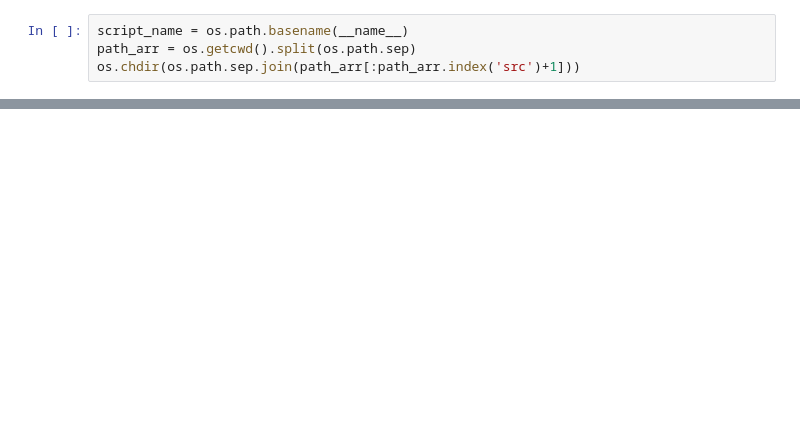
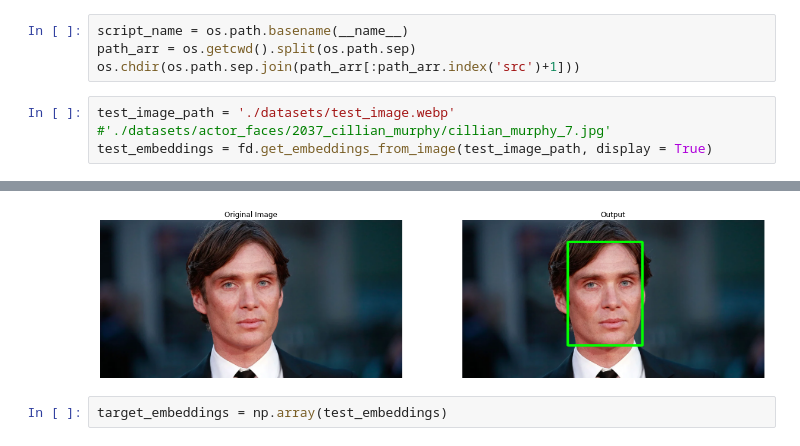
Before and after one commit to ssabalain/who_is_on_screen, a Jupyter notebook: src/jupyter_notebooks/7_training_model.ipynb, the cells around one changed output, grey strips where cells are left out. Saved outputs shown, nothing was run; the diff lists cells and outputs as text; blank space fills up the shorter version.

```diff
--- a/src/jupyter_notebooks/7_training_model.ipynb
+++ b/src/jupyter_notebooks/7_training_model.ipynb
@@ -16,3 +30,7 @@ import ops_face_detection as fd
 script_name = os.path.basename(__name__)
 path_arr = os.getcwd().split(os.path.sep)
 os.chdir(os.path.sep.join(path_arr[:path_arr.index('src')+1]))
+# %%
+test_image_path = './datasets/test_image.webp' #'./datasets/actor_faces/2037_cillian_murphy/cillian_murphy_7.jpg'
+test_embeddings = fd.get_embeddings_from_image(test_image_path, display = True)
+# %% [output]
@@ -18,0 +39,3 @@ os.chdir(os.path.sep.join(path_arr[:path_arr.index('src')+1]))
+[figure, added]
+# %%
+target_embeddings = np.array(test_embeddings)
```
Also changed, not shown: parts of 25 cells of this notebook, 4 other files.
